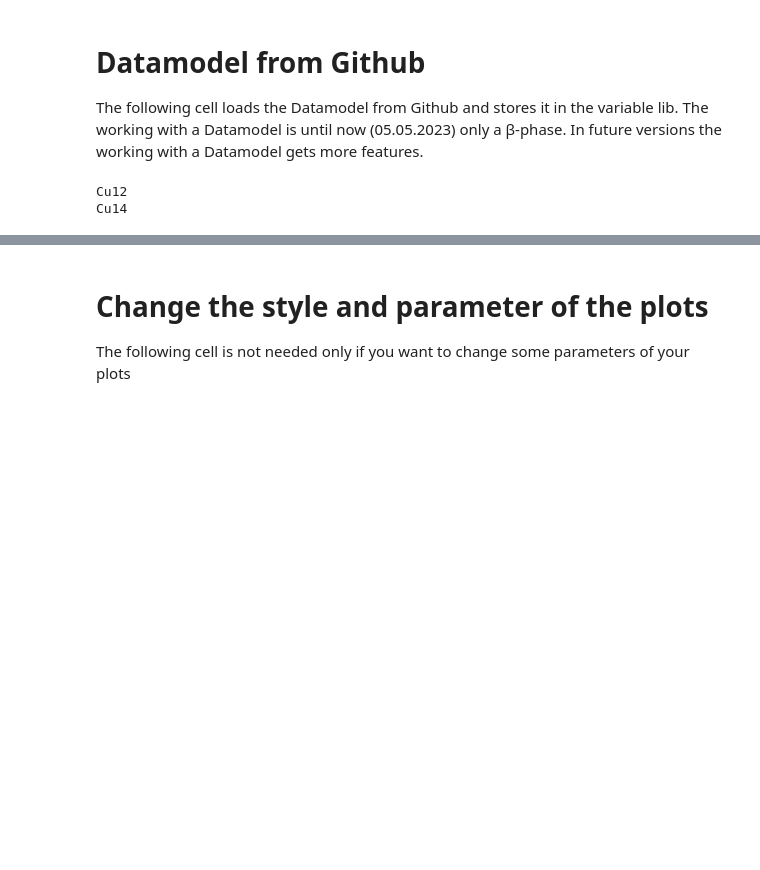
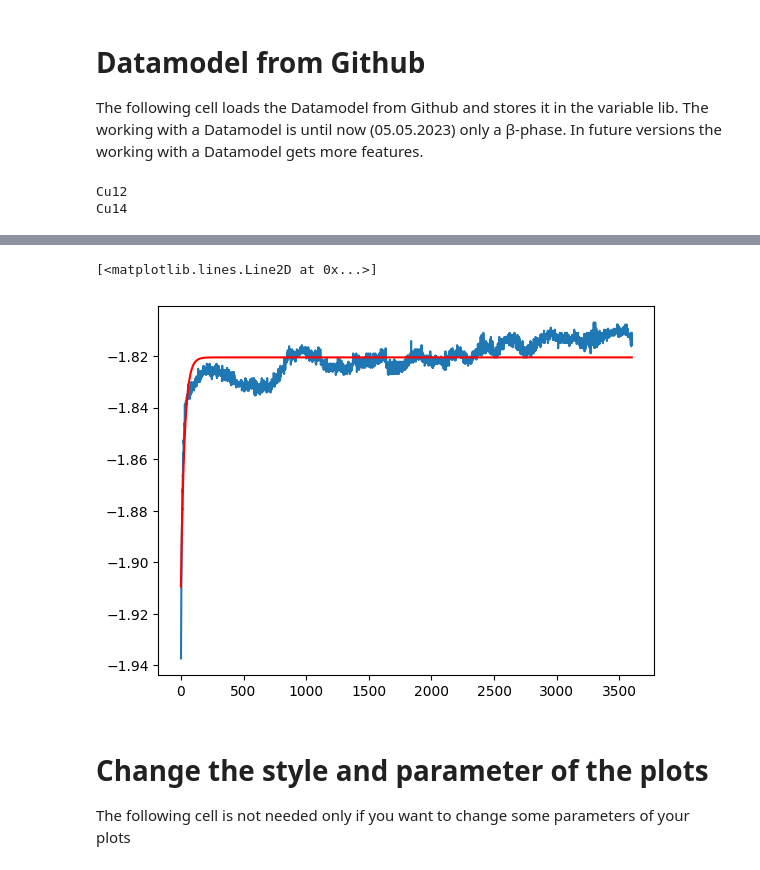
Before and after one commit to FAIRChemistry/datamodel-electrochemistry, a Jupyter notebook: Notebook_with_markdown.ipynb, the cells around one changed output, grey strips where cells are left out. Drawn from its saved outputs; the diff is of its cells as text; code cells hidden in the pictures; blank space fills up the shorter version.

```diff
--- a/Notebook_with_markdown.ipynb
+++ b/Notebook_with_markdown.ipynb
@@ -181,3 +181,15 @@ test.end_value_fit()
+# %%
+df = pd.read_csv("data/Cu14nm.DTA", sep="\t", header=56, skiprows=[57], usecols=[2,3],names=["t","E"])
+def exponential_function(x, a, b, c):
+    return a * np.exp(-b/2 * x) + c
+params, _ = curve_fit(exponential_function, df["t"], df["E"])
+x_fit = np.linspace(0, 3600, 1000)
+y_fit = exponential_function(x_fit, *params)
+plt.plot(df["t"], df["E"], label='Daten')
+plt.plot(x_fit, y_fit, color='red', label='Fit')
+# %% [output]
+[<matplotlib.lines.Line2D at 0x...>]
+[figure, added]
 # %% [markdown]
 # Change the style and parameter of the plots
 The following cell is not needed only if you want to change some parameters of your plots
```
Also changed, not shown: parts of 1 cell of this notebook.
